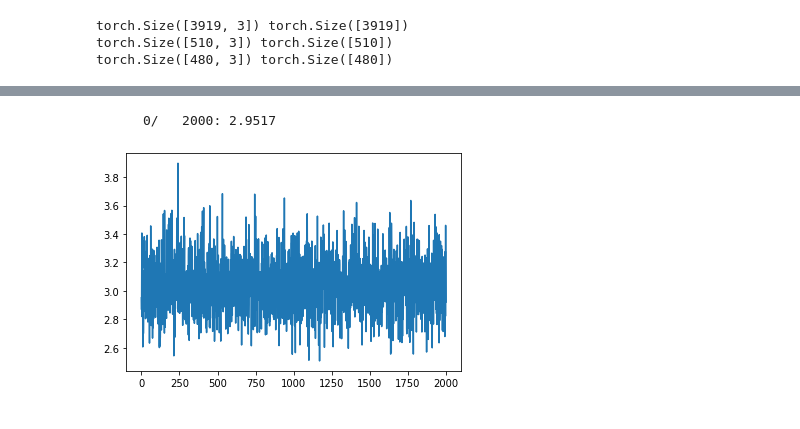
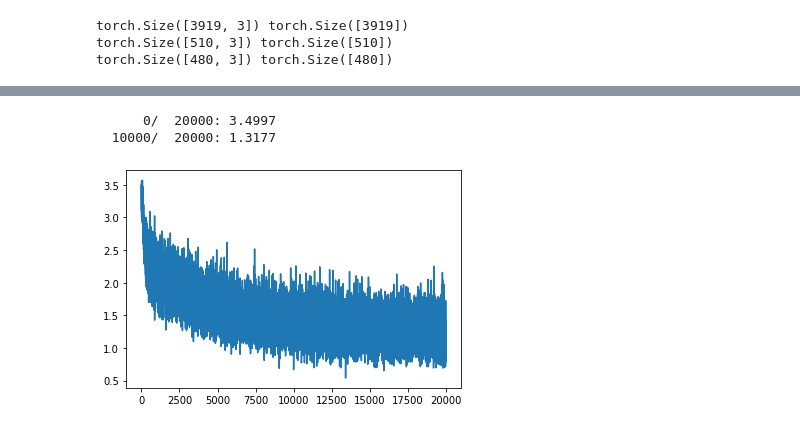
Before and after one commit to kkilian/wavenet, a Jupyter notebook: wave.ipynb, the cells around one changed output, grey strips where cells are left out. Cells and saved outputs as stored; diff of their text form; code cells hidden in the pictures.

Commit message:
embedding, liinear classes

```diff
--- a/wave.ipynb
+++ b/wave.ipynb
@@ -105,3 +105,20 @@ class BatchNorm1d:
         return self.out
     def parameters(self):
         return [self.gamma, self.beta]
+#embedding layer - A simple lookup table that stores embeddings of a fixed dictionary and size.
+#https://pytorch.org/docs/stable/generated/torch.nn.Embedding.html
+class Embedding:
+  def __init__(self, num_embeddings, dim_embeddings):
+    self.weight = torch.rand((num_embeddings, dim_embeddings))
+  def __call__(self, ix):
+    self.out = self.weight[ix]
+    return self.out
+  def parameters(self):
+    return [self.weight]
+#flatten layer
+class Flatten:
+  def __call__(self, x):
+    self.out = x.view(x.shape[0], -1)
+    return self.out
+  def parameters(self):
+    return []
@@ -108,51 +135,48 @@ class BatchNorm1d:
 # %%
 dims = 10
-n_hidden = 100
-g = torch.Generator().manual_seed(312)
+n_hidden = 200
 
-C = torch.randn((vocab_size, dims),            generator=g)
 layers = [
-Linear(dims * block_size, n_hidden), Tanh(),
-   Linear(           n_hidden, n_hidden), Tanh(),
-   Linear(           n_hidden, n_hidden), Tanh(),
-   Linear(           n_hidden, n_hidden), Tanh(),
-   Linear(           n_hidden, n_hidden), Tanh(),
-   Linear(           n_hidden, vocab_size),
+Embedding(vocab_size, dims),
+Flatten(),
+   Linear(     dims*block_size,n_hidden, bias = False), BatchNorm1d(n_hidden), Tanh(),
+   Linear(           n_hidden, vocab_size)
  ]
 with torch.no_grad():
     layers[-1].weight *= 0.1
 
-parameters = [C] + [p for layer in layers for p in layer.parameters()]
+parameters =  [p for layer in layers for p in layer.parameters()]
 for p in parameters:
     p.requires_grad = True
 # %%
-steps = 2000
+steps = 20000
 batch_size = 32
 losses, accuracies = [], []
 
 for i in range(steps):
     ix = torch.randint(0, Xtr.shape[0], (batch_size,), generator = g)
     Xb, Yb = Xtr[ix], Ytr[ix]
-    emb = C[Xb]
-    x = emb.view(emb.shape[0], -1)
+
     #forward
+    x = Xb
     for layer in layers:
         x = layer(x)
     loss = F.cross_entropy(x, Yb)
     #backward
     for layer in layers:
         layer.out.retain_grad()
     for p in parameters:
         p.grad = None
     loss.backward()
     # update
     lr = 0.1 if i < 150000 else 0.01
     for p in parameters:
         p.data += -lr * p.grad
     if i % 10000 == 0:
         print(f'{i:7d}/{steps:7d}: {loss.item():.4f}')
     losses.append(loss.item())
 plt.plot(np.arange(steps), losses);
 # %% [output]
-      0/   2000: 2.9517
+      0/  20000: 3.4997
+  10000/  20000: 1.3177
-[figure, old version]
+[figure, new version]
```
Also changed, not shown: parts of 6 cells of this notebook.
